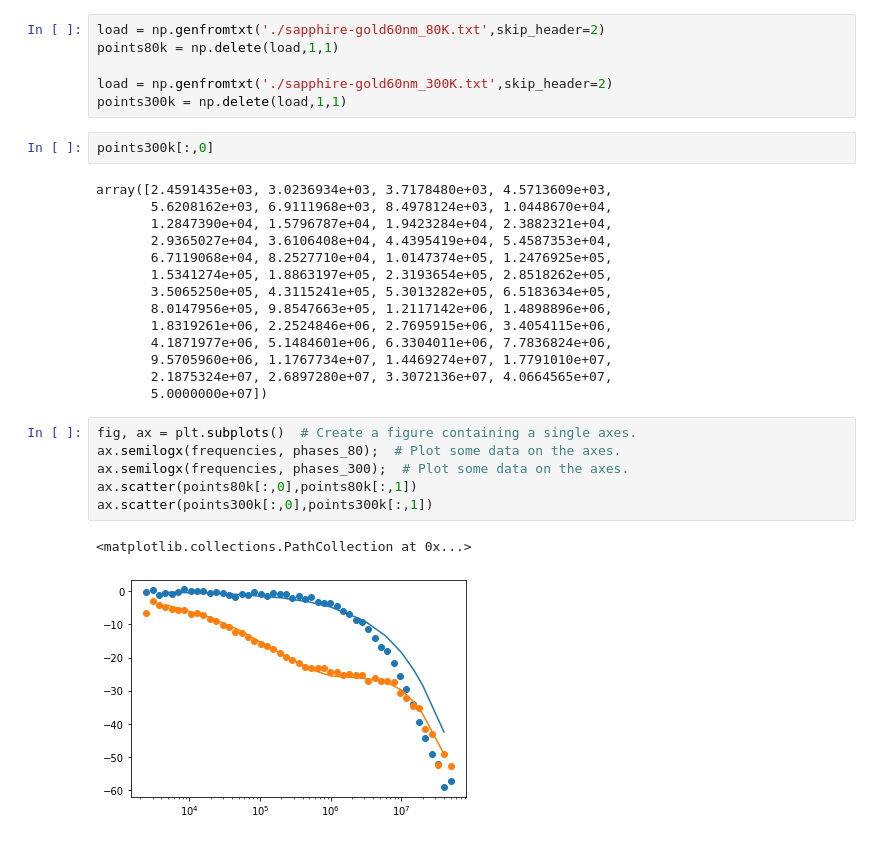
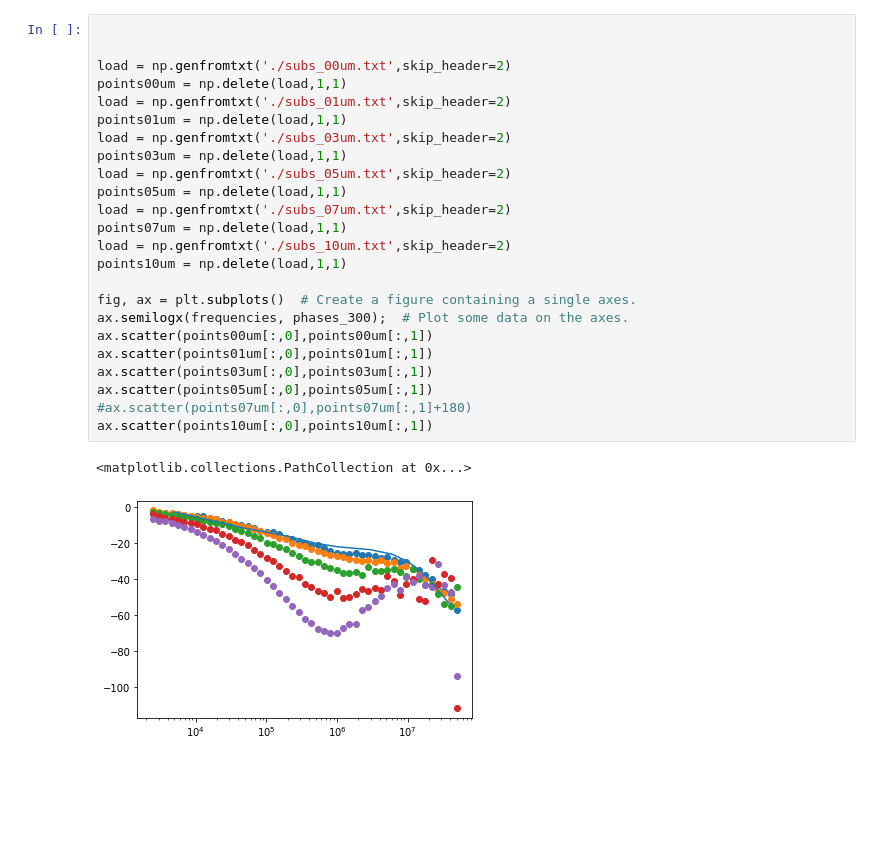
Before and after one commit to marcelclaro/FDTR, a Jupyter notebook: notebook.ipynb, the cells around one changed output. Drawn from its saved outputs; the diff is of its cells as text; blank space fills up the shorter version.

```diff
--- a/notebook.ipynb
+++ b/notebook.ipynb
@@ -56,31 +71,27 @@ for f in frequencies:
-# %%
-load = np.genfromtxt('./sapphire-gold60nm_80K.txt',skip_header=2)
-points80k = np.delete(load,1,1)
-
-load = np.genfromtxt('./sapphire-gold60nm_300K.txt',skip_header=2)
-points300k = np.delete(load,1,1)
-# %%
-points300k[:,0]
-# %% [output]
-array([2.4591435e+03, 3.0236934e+03, 3.7178480e+03, 4.5713609e+03,
-       5.6208162e+03, 6.9111968e+03, 8.4978124e+03, 1.0448670e+04,
-       1.2847390e+04, 1.5796787e+04, 1.9423284e+04, 2.3882321e+04,
-       2.9365027e+04, 3.6106408e+04, 4.4395419e+04, 5.4587353e+04,
-       6.7119068e+04, 8.2527710e+04, 1.0147374e+05, 1.2476925e+05,
-       1.5341274e+05, 1.8863197e+05, 2.3193654e+05, 2.8518262e+05,
-       3.5065250e+05, 4.3115241e+05, 5.3013282e+05, 6.5183634e+05,
-       8.0147956e+05, 9.8547663e+05, 1.2117142e+06, 1.4898896e+06,
-       1.8319261e+06, 2.2524846e+06, 2.7695915e+06, 3.4054115e+06,
-       4.1871977e+06, 5.1484601e+06, 6.3304011e+06, 7.7836824e+06,
-       9.5705960e+06, 1.1767734e+07, 1.4469274e+07, 1.7791010e+07,
-       2.1875324e+07, 2.6897280e+07, 3.3072136e+07, 4.0664565e+07,
-       5.0000000e+07])
-# %%
-fig, ax = plt.subplots()  # Create a figure containing a single axes.
-ax.semilogx(frequencies, phases_80);  # Plot some data on the axes.
-ax.semilogx(frequencies, phases_300);  # Plot some data on the axes.
-ax.scatter(points80k[:,0],points80k[:,1])
-ax.scatter(points300k[:,0],points300k[:,1])
-# %% [output]
-<matplotlib.collections.PathCollection at 0x...>
-[figure, removed]
+# %%
+
+
+load = np.genfromtxt('./subs_00um.txt',skip_header=2)
+points00um = np.delete(load,1,1)
+load = np.genfromtxt('./subs_01um.txt',skip_header=2)
+points01um = np.delete(load,1,1)
+load = np.genfromtxt('./subs_03um.txt',skip_header=2)
+points03um = np.delete(load,1,1)
+load = np.genfromtxt('./subs_05um.txt',skip_header=2)
+points05um = np.delete(load,1,1)
+load = np.genfromtxt('./subs_07um.txt',skip_header=2)
+points07um = np.delete(load,1,1)
+load = np.genfromtxt('./subs_10um.txt',skip_header=2)
+points10um = np.delete(load,1,1)
+
+fig, ax = plt.subplots()  # Create a figure containing a single axes.
+ax.semilogx(frequencies, phases_300);  # Plot some data on the axes.
+ax.scatter(points00um[:,0],points00um[:,1])
+ax.scatter(points01um[:,0],points01um[:,1])
+ax.scatter(points03um[:,0],points03um[:,1])
+ax.scatter(points05um[:,0],points05um[:,1])
+#ax.scatter(points07um[:,0],points07um[:,1]+180)
+ax.scatter(points10um[:,0],points10um[:,1])
+# %% [output]
+<matplotlib.collections.PathCollection at 0x...>
+[figure, added]
```
Also changed, not shown: parts of 3 cells of this notebook, 14 other files.
